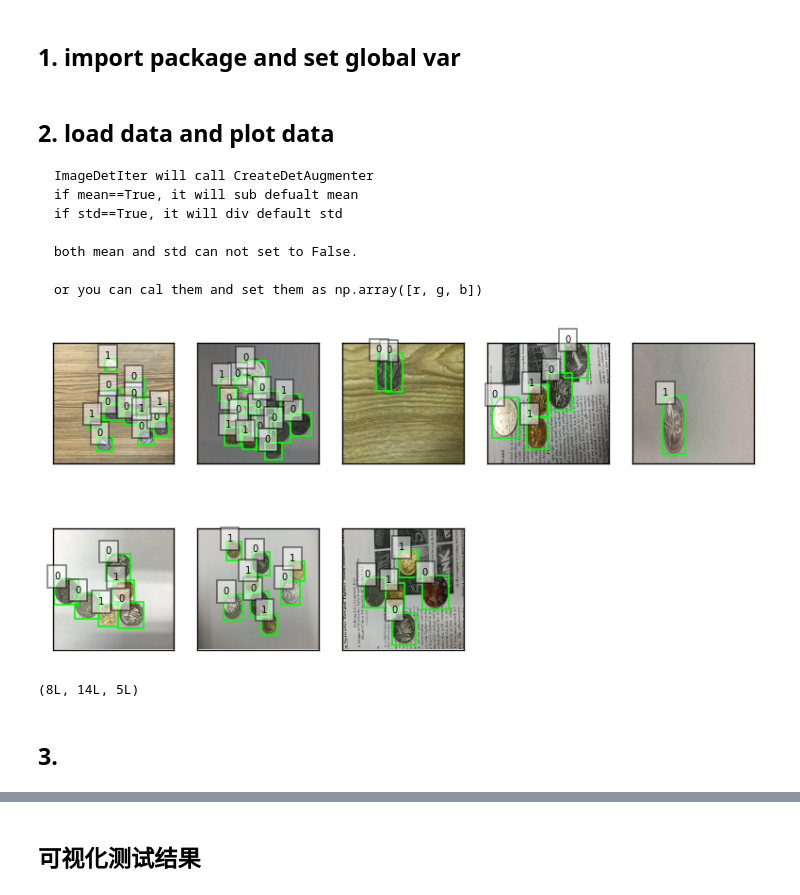
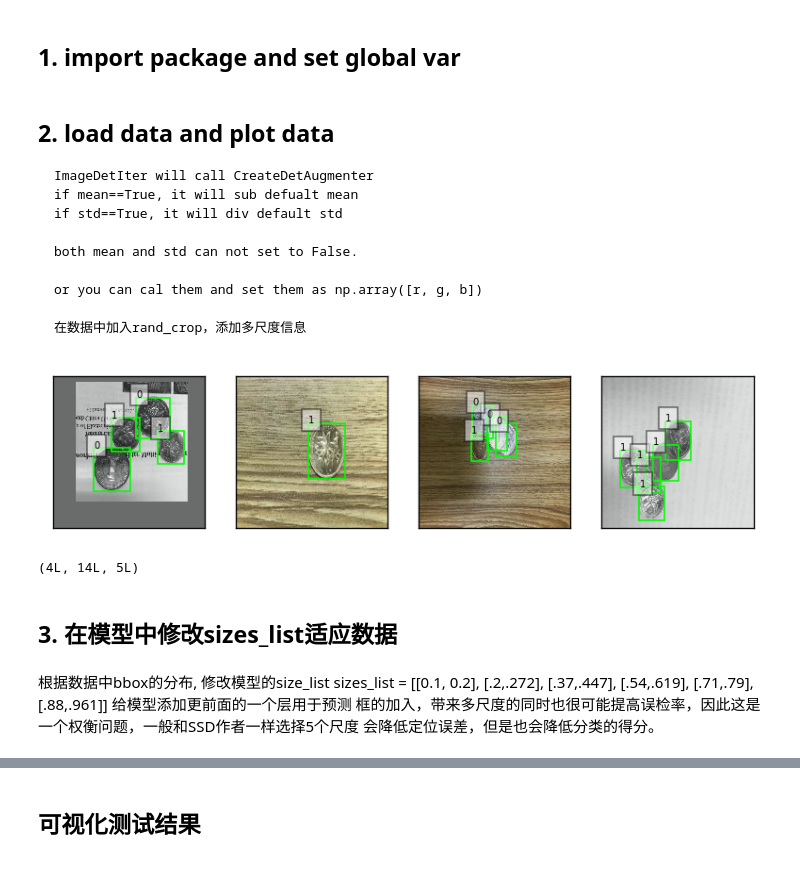
Before and after one commit to yinglang/CoinCount, a Jupyter notebook: model_train/train.ipynb, the cells around one changed output, grey strips where cells are left out. Cells and saved outputs as stored; diff of their text form; code cells hidden in the pictures.

````diff
--- a/model_train/train.ipynb
+++ b/model_train/train.ipynb
@@ -25,20 +25,22 @@ import time
 
 import sys
 sys.path.append("../")
-from utils.utils import show_9_images, show_images, mkdir_if_not_exist
+from utils.utils import show_9_images, show_images, mkdir_if_not_exist, evaluate_MAP, draw_ROC
 
 # dataset root dir
 coins_root = "../dataset/"
 sdl_root = coins_root + "sdl-coins/"
 swiss_root = coins_root + "swiss-coins/"
 
-data_shape = (3, 256, 256)
-batch_size = 8
+data_shape = (3, 512, 512)
+batch_size = 4
 #mean = np.array([ 167.02477919,  157.20263027,  140.25492473])
 #std = np.array([ 46.06696734,  47.12624331,  50.81295717])
 rgb_mean = np.array([123, 117, 104])
+std = np.array([58.395, 57.12, 57.375])
 
 ctx = mx.gpu(0)
+resize = (data_shape[1], data_shape[2])
 # %% [markdown]
 ## 2. load data and plot data
 ```
@@ -49,6 +51,8 @@ if std==True, it will div default std
 both mean and std can not set to False.
 
 or you can cal them and set them as np.array([r, g, b])
+
+在数据中加入rand_crop，添加多尺度信息
 ```
 # %%
 ?? image.CreateDetAugmenter
@@ -63,18 +67,20 @@ def get_iterators(rec_prefix, data_shape, batch_size):
         path_imgidx=rec_prefix + '_train.idx',
         shuffle=True,
         mean=True,
-        #std=True,
+        std=True,
         rand_crop=1,
+        rand_gray=0.2,
+        rand_mirror=True,
+        rand_pad=0.4,
+        pad_val=(rgb_mean[0], rgb_mean[1], rgb_mean[2]),
         min_object_covered=0.95,
         max_attempts=200,
         brightness=0.2,
         contrast=0.2,
         saturation=0.2,
-        hue=0.1,
-        rand_mirror=True,
+        hue=0.05,
         aspect_ratio_range=(0.5, 2),
         pca_noise=0.01,
-        #rand_gray=True
     )
 
     valid_iter = image.ImageDetIter(
@@ -83,30 +89,39 @@ def get_iterators(rec_prefix, data_shape, batch_size):
         path_imgrec=rec_prefix+'_val.rec',
         shuffle=False,
         mean=True,
-        #std=True
+        std=True
     )
 
     return train_iter, valid_iter, class_names, num_class
 
-train_data, valid_data, class_names, num_class = get_iterators(sdl_root+"rec/sdl", data_shape, batch_size)
+rec_prefix = sdl_root+"rec/sdl_" + str(resize[0]) + "_" + str(resize[1])
+train_data, valid_data, class_names, num_class = get_iterators(rec_prefix, data_shape, batch_size)
 # %%
 """
 data plot
 """
 mpl.rcParams['figure.dpi'] = 120
 
 train_data.reset()
 batch = train_data.next()
-images = batch.data[0][:8]
-labels = batch.label[0][:8]
-show_images(images.asnumpy(), labels.asnumpy(), rgb_mean, show_text=True, fontsize=6)
+images = batch.data[0][:4]
+labels = batch.label[0][:4]
+
+show_images(images.asnumpy(), labels.asnumpy(), rgb_mean, std, show_text=True, fontsize=6, MN=(2, 4))
 #show_9_images(images.asnumpy(), labels, rgb_mean)
 print labels.shape
 # %% [output]
-[figure, old version]
+[figure, new version]
-(8L, 14L, 5L)
+(4L, 14L, 5L)
 # %% [markdown]
-## 3.
+## 3. 在模型中修改sizes_list适应数据
+# %% [markdown]
+根据数据中bbox的分布, 修改模型的size_list
+    sizes_list = [[0.1, 0.2], [.2,.272], [.37,.447], [.54,.619],
+                      [.71,.79], [.88,.961]]
+  给模型添加更前面的一个层用于预测
+  框的加入，带来多尺度的同时也很可能提高误检率，因此这是一个权衡问题，一般和SSD作者一样选择5个尺度
+  会降低定位误差，但是也会降低分类的得分。
 # %%
 """
 model define
````
Also changed, not shown: parts of 24 cells of this notebook, 10 other files.
